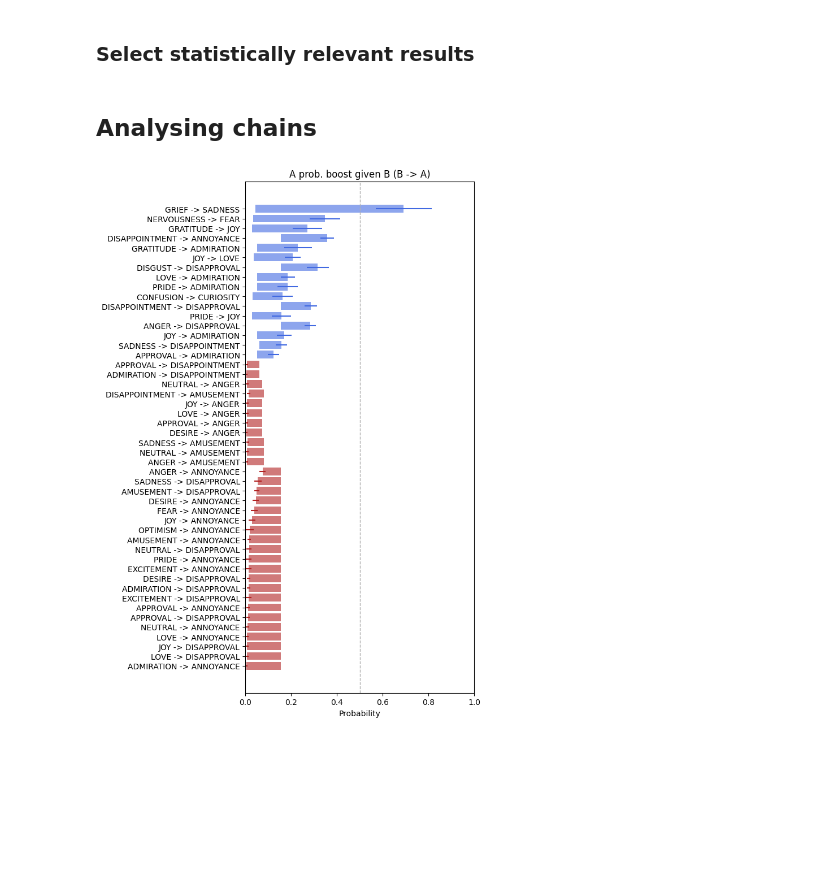
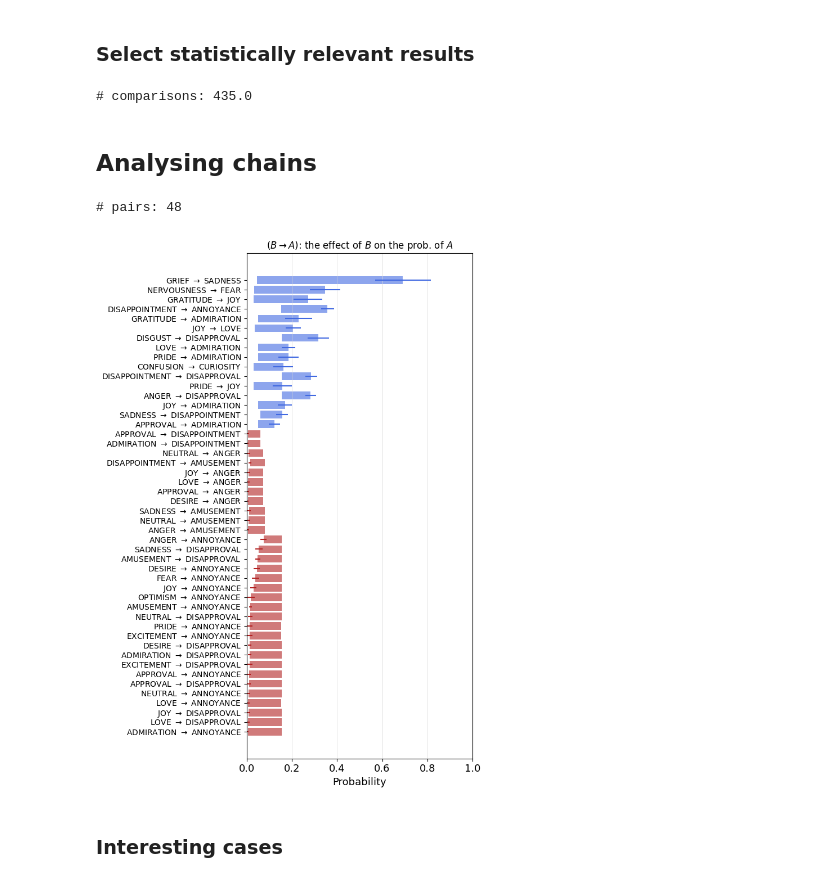
Before and after one commit to cewebbr/brass, a Jupyter notebook: analysis/30_applying-to-sentiments.ipynb, the cells around one changed output. Saved outputs shown, nothing was run; the diff lists cells and outputs as text; code cells hidden in the pictures; blank space fills up the shorter version.

Commit message:
Avancei na aplicação do método aos sentimentos. Novos plots, outros ajustes.

```diff
--- a/analysis/30_applying-to-sentiments.ipynb
+++ b/analysis/30_applying-to-sentiments.ipynb
@@ -36,7 +39,7 @@ def stat_significant_df(stats_df, global_significance):
     relevant_df['pair_id'].where(relevant_df['A'] < relevant_df['B'], relevant_df['B'] + relevant_df['A'], inplace=True)
 
     # Add columns for plotting (label and columns):
-    relevant_df['label'] = relevant_df['B'] + ' -> ' + relevant_df['A']
+    relevant_df['label'] = relevant_df['B'] + ' $\rightarrow$ ' + relevant_df['A']
     relevant_df.loc[relevant_df['sP(A|B)'] < 0, 'color'] = 'firebrick'
     relevant_df.loc[relevant_df['sP(A|B)'] > 0, 'color'] = 'royalblue'
 
@@ -61,10 +64,10 @@ def plot_prob_gain(relevant_df):
 
     pl.barh(relevant_df['label'], relevant_df['sP(A|B)'], left=relevant_df['P(A)'], color=relevant_df['color'], alpha=0.6)
     #pl.axvline(0, color='0.7', linewidth=1)
-    pl.axvline(0.5, color='0.7', linestyle='--', linewidth=1)
+    #pl.axvline(0.5, color='0.7', linestyle='--', linewidth=1)
     pl.errorbar(relevant_df['P(A|B)'], relevant_df['label'], xerr=relevant_df['dev P(A|B)'], fmt='none', ecolor=relevant_df['color'])
     pl.xlim([0,1])
-    pl.xlabel('Probability')
+    pl.xlabel('Probability', fontsize=13)
 # %%
 def annotation_matrix_show(df, cmap, label, fignum=None, vmin=None, vmax=None):
     """
@@ -127,5 +130,8 @@ single_significance = 0.02
 n_classes = len(emotion_cols)
 n_comparisons = n_classes * (n_classes - 1) / 2
 global_significance = single_significance / n_comparisons
+print('# comparisons:', n_comparisons)
+# %% [output]
+# comparisons: 435.0
 # %%
 emo_relevant_df = stat_significant_df(emo_stats_df, global_significance)
@@ -133,14 +138,24 @@ one_way_df = sel_one_way(emo_relevant_df)
 # %% [markdown]
 ## Analysing chains
 # %%
+one_way_df = sel_one_way(emo_relevant_df)
+print('# pairs:', len(one_way_df))
+
 pl.figure(figsize=(7,10))
 one_way_df['A'] = one_way_df['A'].map(emo_translation)
 one_way_df['B'] = one_way_df['B'].map(emo_translation)
-one_way_df['label'] = one_way_df['B'] + ' -> ' + one_way_df['A']
+one_way_df['label'] = one_way_df['B'] + r' $\rightarrow$ ' + one_way_df['A']
 plot_prob_gain(one_way_df)
-pl.title('A prob. boost given B (B -> A)')
+pl.title(r'($B \rightarrow A$): the effect of $B$ on the prob. of $A$')
 pl.tight_layout()
-#pl.savefig('plots/probabity-gain-from-conditional_emotions.png')
+ax = pl.gca()
+ax.xaxis.set_tick_params(labelsize=13)
+pl.grid(axis='x', color='0.85', linewidth=0.5, zorder=-10)
+
+#pl.savefig('plots/prob-boost-sentiments.png', bbox_inches='tight')
 pl.show()
 # %% [output]
+# pairs: 48
-[figure, old version]
+[figure, new version]
+# %% [markdown]
+### Interesting cases
```
Also changed, not shown: parts of 23 cells of this notebook.
